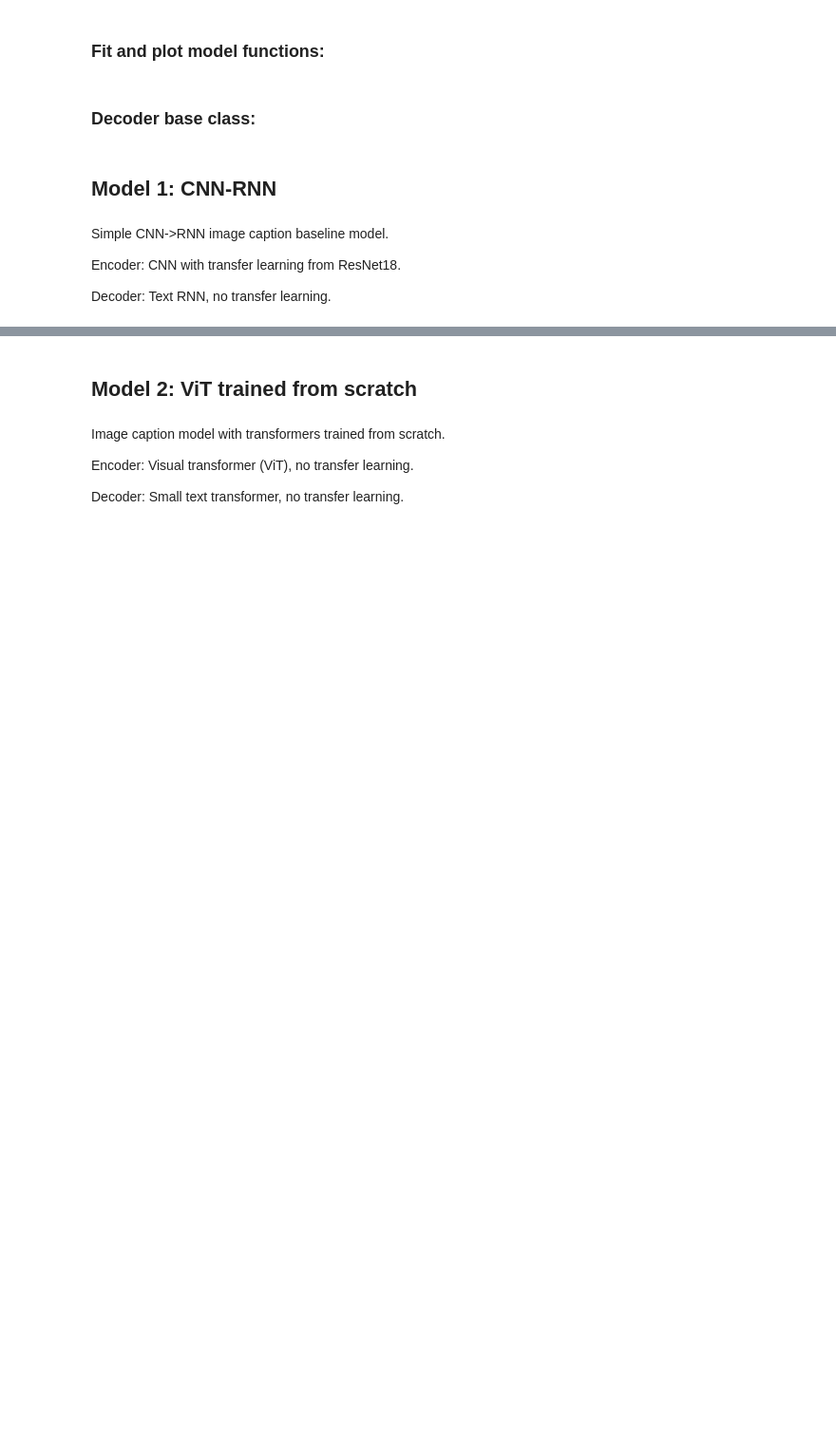
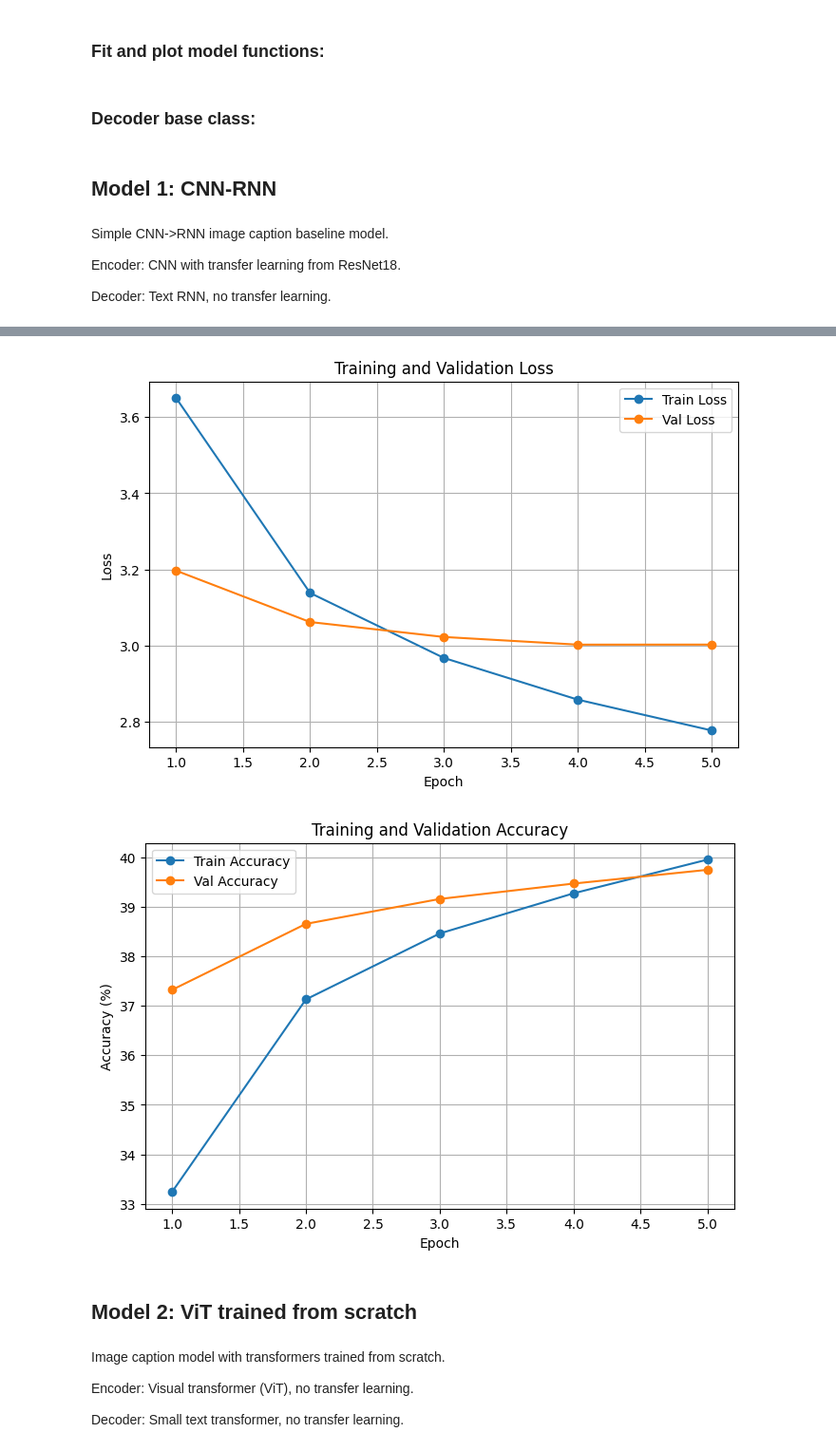
Before and after one commit to FalckenS/DeepMachineLearningProject, a Jupyter notebook: DeepMachineLearningProject.ipynb, the cells around one changed output, grey strips where cells are left out. Shown at 95% size. Saved outputs shown, nothing was run; the diff lists cells and outputs as text; code cells hidden in the pictures; blank space fills up the shorter version.

Commit message:
Model 1 trained 5 epochs

```diff
--- a/DeepMachineLearningProject.ipynb
+++ b/DeepMachineLearningProject.ipynb
@@ -227,16 +246,17 @@ def collate_fn(batch):
 
 # Transforms
 train_transform = transforms.Compose([
-    transforms.RandomResizedCrop(224),
-    transforms.RandomHorizontalFlip(),
+    transforms.RandomResizedCrop(224, scale=(0.8, 1.0)),
+    transforms.RandomHorizontalFlip(p=0.5),
+    transforms.RandomRotation(degrees=10),
     transforms.ToTensor(),
-    transforms.Normalize(mean=[0.485,0.456,0.406], std=[0.229,0.224,0.225])
+    transforms.Normalize(mean=[0.485, 0.456, 0.406], std=[0.229, 0.224, 0.225])
 ])
 val_transform = transforms.Compose([
     transforms.Resize(256),
     transforms.CenterCrop(224),
     transforms.ToTensor(),
-    transforms.Normalize(mean=[0.485,0.456,0.406], std=[0.229,0.224,0.225])
+    transforms.Normalize(mean=[0.485, 0.456, 0.406], std=[0.229, 0.224, 0.225])
 ])
 
 train_ds = Flickr30kDataset(IMAGES_DIR, CAPTIONS_FILE, vocab=None, transform=train_transform, split='train')
@@ -410,7 +430,6 @@ def fit_model(
         return correct.sum().item() / total if total > 0 else 0.0
 
     for epoch in range(1, num_epochs+1):
-        t0 = time.time()
         enc.train(); dec.train()
 
         # --------------- Train: ---------------
@@ -469,8 +488,8 @@ def fit_model(
         history['val_loss'].append(val_loss)
         history['val_acc'].append(val_acc)
 
-        print(f"Epoch {epoch}/{num_epochs} train_loss={train_loss:.4f} acc={train_acc:.2f}% "
-              f"val_loss={val_loss:.4f} acc={val_acc:.2f}% time={(time.time()-t0):.1f}s")
+        print(f"Epoch {epoch}/{num_epochs} train_loss={train_loss:.4f} train_acc={train_acc:.2f}% "
+              f"val_loss={val_loss:.4f} val_acc={val_acc:.2f}%")
 
         # --------------- Save checkpoint: ---------------
 
@@ -533,29 +552,22 @@ class CNNEncoder(nn.Module):
 # --------------- Decoder: ---------------
 
 class RNNDecoder(DecoderBase):
-    def __init__(self, embed_size, hidden_size, vocab_size, num_layers=1):
+    def __init__(self, embed_size, hidden_size, vocab_size, num_layers=1, dropout=0.3):
         super().__init__()
         self.embed = nn.Embedding(vocab_size, embed_size)
-        self.lstm = nn.LSTM(embed_size, hidden_size, num_layers, batch_first=True)
+        self.dropout = nn.Dropout(dropout)
+        self.lstm = nn.LSTM(embed_size, hidden_size, num_layers, batch_first=True, dropout=dropout if num_layers > 1 else 0)
         self.linear = nn.Linear(hidden_size, vocab_size)
-
-        # Linear layers to project image features to hidden & cell states
         self.init_h = nn.Linear(embed_size, hidden_size)
         self.init_c = nn.Linear(embed_size, hidden_size)
 
     def forward(self, features, captions):
-        """
-        features: image embeddings from encoder (B, E)
-        captions: token indices (B, L)
-        """
-        embeddings = self.embed(captions)           # (B, L, E)
-
-        # Initialize LSTM hidden & cell states from image features
-        h0 = self.init_h(features).unsqueeze(0)    # (1, B, H)
-        c0 = self.init_c(features).unsqueeze(0)    # (1, B, H)
-
-        outputs, _ = self.lstm(embeddings, (h0, c0))  # (B, L, H)
-        logits = self.linear(outputs)                   # (B, L, V)
+        embeddings = self.dropout(self.embed(captions))
+        h0 = self.init_h(features).unsqueeze(0)
+        c0 = self.init_c(features).unsqueeze(0)
+        outputs, _ = self.lstm(embeddings, (h0, c0))
+        outputs = self.dropout(outputs)
+        logits = self.linear(outputs)
         return logits
 
 # --------------- Training: ---------------
@@ -563,11 +575,13 @@ class RNNDecoder(DecoderBase):
 clear_cache()
 
 BATCH_SIZE = 64
-LEARNING_RATE = 1e-3
+ENC_LR = 1e-3
+DEC_LR = 1e-3
 FINE_TUNE = False
 
-EMBED_SIZE = 256
-HIDDEN_SIZE = 512
+DROPOUT = 0.3
+EMBED_SIZE = 512
+HIDDEN_SIZE = 1024
 
 OUTPUT_DIR = "./models_cnn_rnn"
 os.makedirs(OUTPUT_DIR, exist_ok=True)
@@ -584,12 +598,13 @@ enc = CNNEncoder(
 dec = RNNDecoder(
     embed_size=EMBED_SIZE,
     hidden_size=HIDDEN_SIZE,
-    vocab_size=len(vocab)
+    vocab_size=len(vocab),
+    dropout=DROPOUT
 )
 
 # Optimizers and loss
-enc_opt = optim.Adam(enc.parameters(), lr=LEARNING_RATE*0.1) if FINE_TUNE else None
-dec_opt = optim.Adam(dec.parameters(), lr=LEARNING_RATE)
+enc_opt = optim.Adam(enc.parameters(), lr=ENC_LR) if FINE_TUNE else None
+dec_opt = optim.Adam(dec.parameters(), lr=DEC_LR)
 
 print("Vocab size:", len(vocab))
 
@@ -603,3 +618,4 @@ history = fit_model(
     output_dir=OUTPUT_DIR,
     num_epochs=NUM_EPOCHS
 )
+# %% [output]
@@ -606,3 +639,5 @@ history = fit_model(
+[figure, added]
+[figure, added]
 # %% [markdown]
 ## Model 2: ViT trained from scratch
 # %% [markdown]
```
Also changed, not shown: parts of 5 cells of this notebook.
